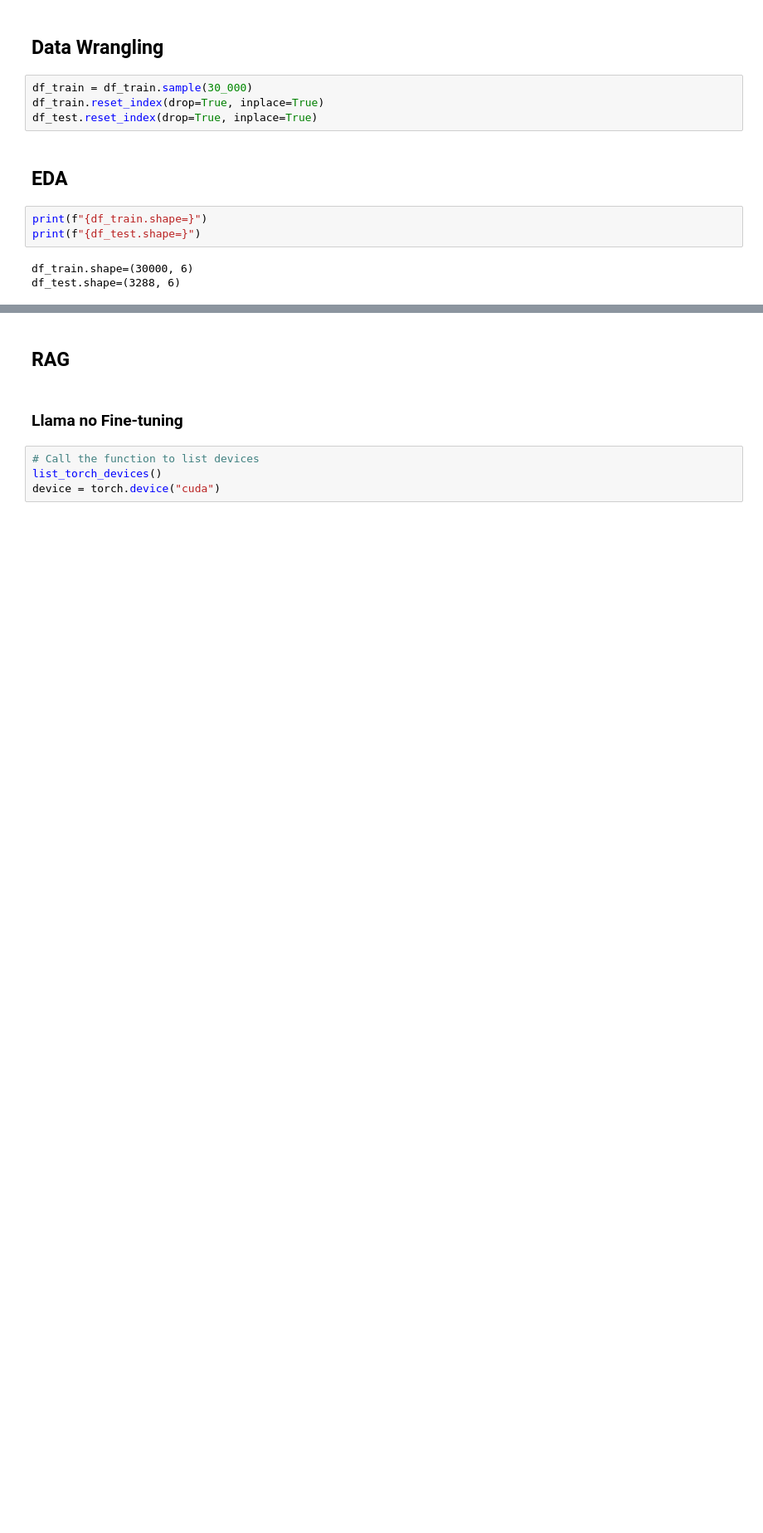
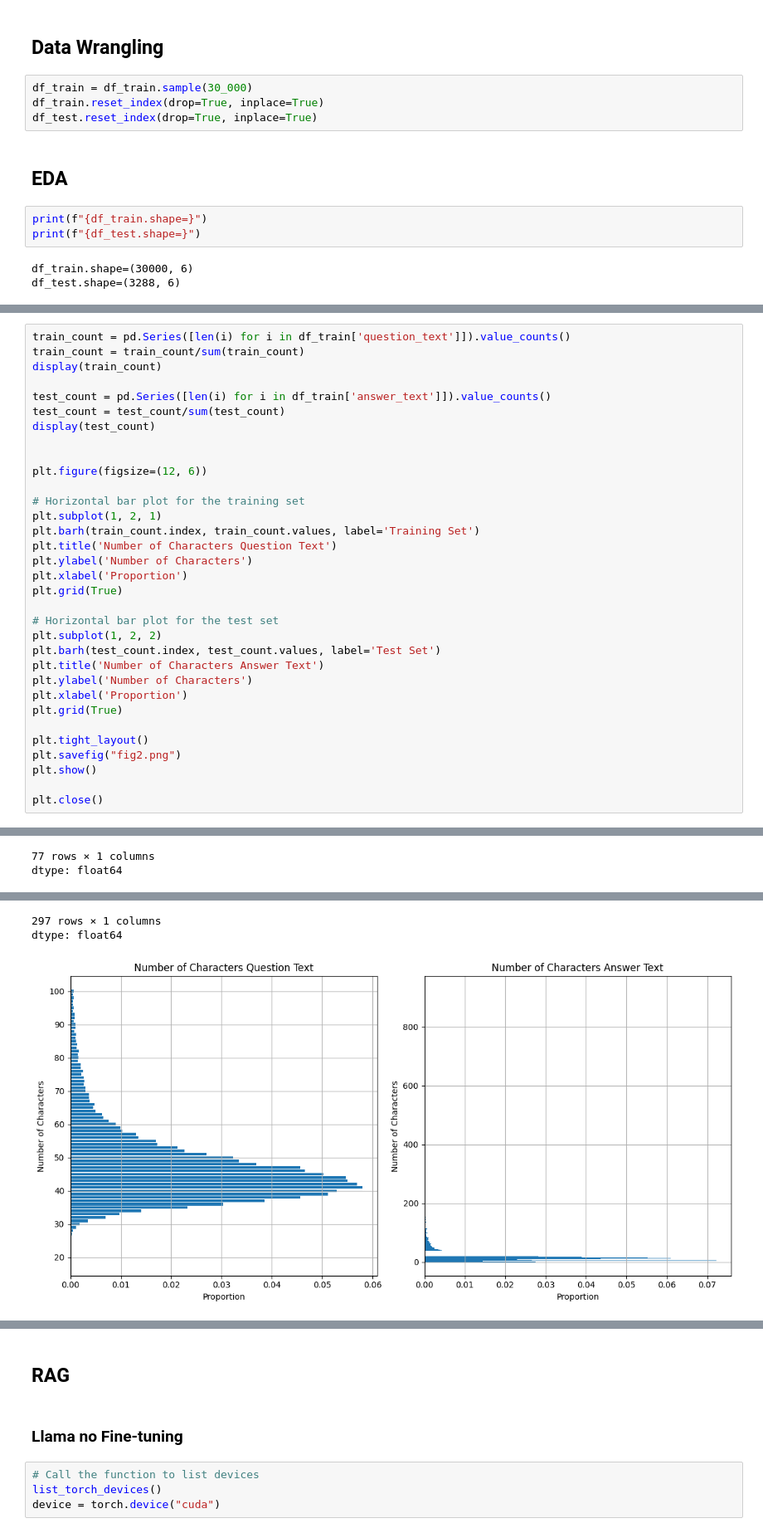
Before and after one commit to DiegoDVillacreses/mmia-nlp-capstone-fall24, a Jupyter notebook: nlp_final_project_dv_colab.ipynb, the cells around one changed output, grey strips where cells are left out. Shown at 83% size. Saved outputs shown, nothing was run; the diff lists cells and outputs as text; blank space fills up the shorter version.

```diff
--- a/nlp_final_project_dv_colab.ipynb
+++ b/nlp_final_project_dv_colab.ipynb
@@ -242,0 +426,34 @@ dtype: int64
+# %%
+train_count = pd.Series([len(i) for i in df_train['question_text']]).value_counts()
+train_count = train_count/sum(train_count)
+display(train_count)
+
+test_count = pd.Series([len(i) for i in df_train['answer_text']]).value_counts()
+test_count = test_count/sum(test_count)
+display(test_count)
+
+
+plt.figure(figsize=(12, 6))
+
+# Horizontal bar plot for the training set
+plt.subplot(1, 2, 1)
+plt.barh(train_count.index, train_count.values, label='Training Set')
+plt.title('Number of Characters Question Text')
+plt.ylabel('Number of Characters')
+plt.xlabel('Proportion')
+plt.grid(True)
+
+# Horizontal bar plot for the test set
+plt.subplot(1, 2, 2)
+plt.barh(test_count.index, test_count.values, label='Test Set')
+plt.title('Number of Characters Answer Text')
+plt.ylabel('Number of Characters')
+plt.xlabel('Proportion')
+plt.grid(True)
+
+plt.tight_layout()
+plt.savefig("fig2.png")
+plt.show()
+
+plt.close()
+# %% [output]
@@ -242,0 +472,2 @@ dtype: int64
+77 rows × 1 columns
+dtype: float64
@@ -242,0 +486,3 @@ dtype: int64
+297 rows × 1 columns
+dtype: float64
+[figure, added]
```
Also changed, not shown: parts of 29 cells of this notebook.
